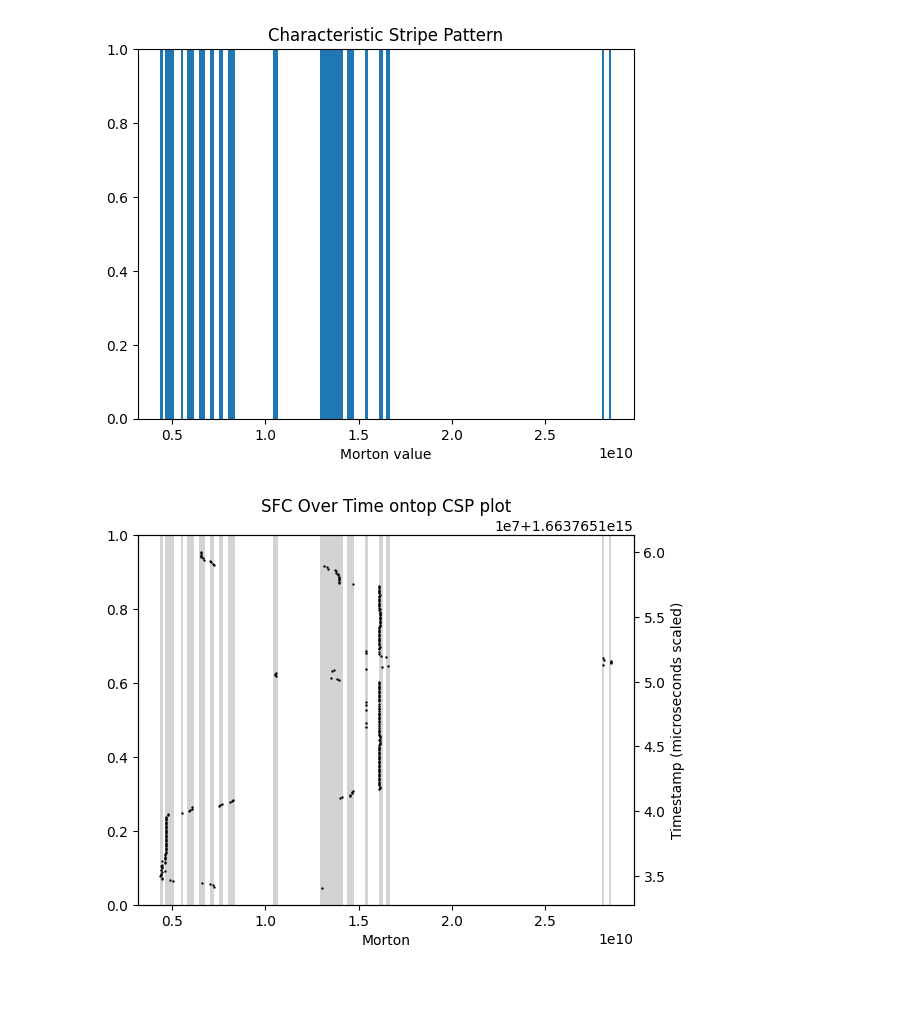
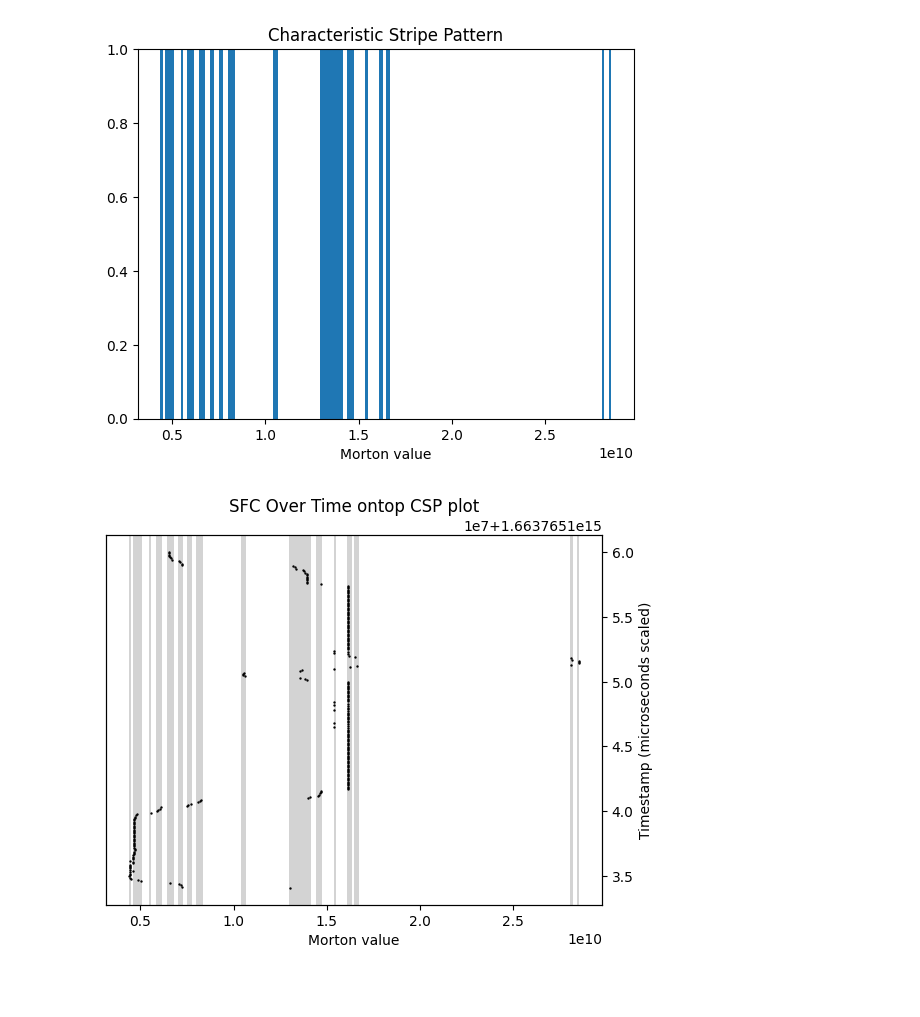
Before and after one commit to Marble879/SFC_scripts, a Jupyter notebook: LaneChange_Scripts/Morton_CSP_individual.ipynb, the cells around one changed output. Saved outputs shown, nothing was run; the diff lists cells and outputs as text; code cells hidden in the pictures.

```diff
--- a/LaneChange_Scripts/Morton_CSP_individual.ipynb
+++ b/LaneChange_Scripts/Morton_CSP_individual.ipynb
@@ -136,22 +127,23 @@ plt.show()
 # %%
 fig, ax = plt.subplots()
 
 ax.hist(df['morton'], bins=200, color='lightgray')
 ax.set_ylim([0,1])
+plt.gca().set_yticks([])
 #ax.set_xlim([0, 40000000000])
 
 ax2 = ax.twinx()
 
 ax2.scatter(x=df['morton'],y=df['ts'], c='black', s=0.5)
 
-ax.set_xlabel('Morton')
+ax.set_xlabel('Morton value')
 
 ax2.set_title("SFC Over Time ontop CSP plot")
 ax2.set_ylabel('Timestamp (microseconds scaled)')
 
 plt.show()
 # %% [output]
-[figure, old version]
+[figure, new version]
 # %% [markdown]
 #####
 # %%
```
Also changed, not shown: parts of 7 cells of this notebook.
